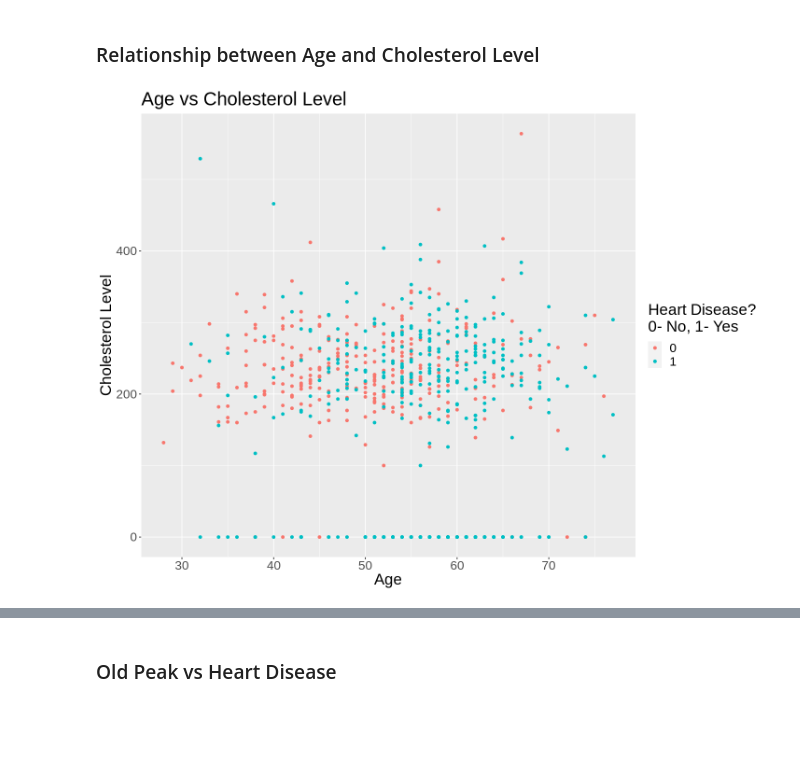
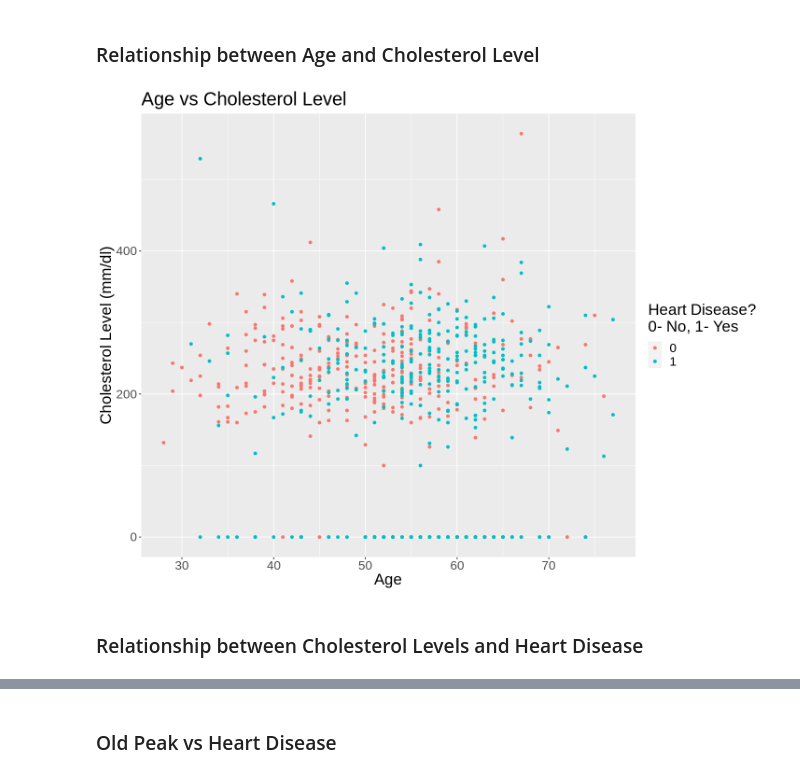
Before and after one commit to sara2815/Heart-Attack-Analysis, a Jupyter notebook: Group-43-Project.ipynb, the cells around one changed output, grey strips where cells are left out. Cells and saved outputs as stored; diff of their text form; code cells hidden in the pictures; blank space fills up the shorter version.

Commit message:
added descriptions to graphs

```diff
--- a/Group-43-Project.ipynb
+++ b/Group-43-Project.ipynb
@@ -217,14 +222,14 @@ agevsrestingbp_plot
 # %%
 options(repr.plot.width = 12, repr.plot.height = 9)
 
 agevscholesterol_plot <- heart_train |>
     ggplot(aes( x = age, y = cholesterol, colour = heart_disease)) +
     geom_point() +
-    labs(x = "Age", y = "Cholesterol Level", colour= "Heart Disease?
+    labs(x = "Age", y = "Cholesterol Level (mm/dl)", colour= "Heart Disease?
 0- No, 1- Yes") +
     ggtitle("Age vs Cholesterol Level") +
     theme(text = element_text(size=20))
 
 agevscholesterol_plot
 # %% [output]
-[figure, old version]
+[figure, new version]
@@ -233,3 +236,5 @@ agevscholesterol_plot
+# %% [markdown]
+### Relationship between Cholesterol Levels and Heart Disease ###
 # %%
 options(repr.plot.width = 12, repr.plot.height = 9)
 
```
Also changed, not shown: parts of 6 cells of this notebook.
